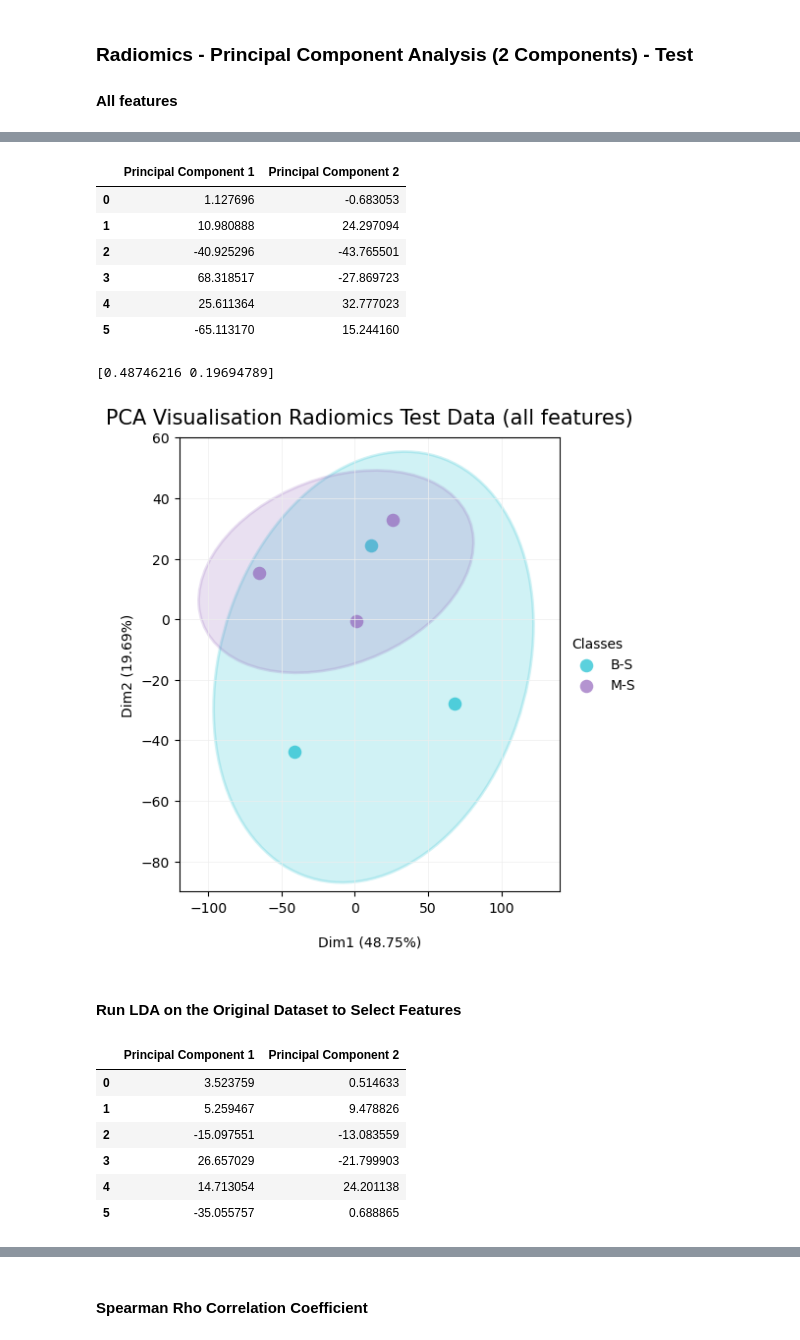
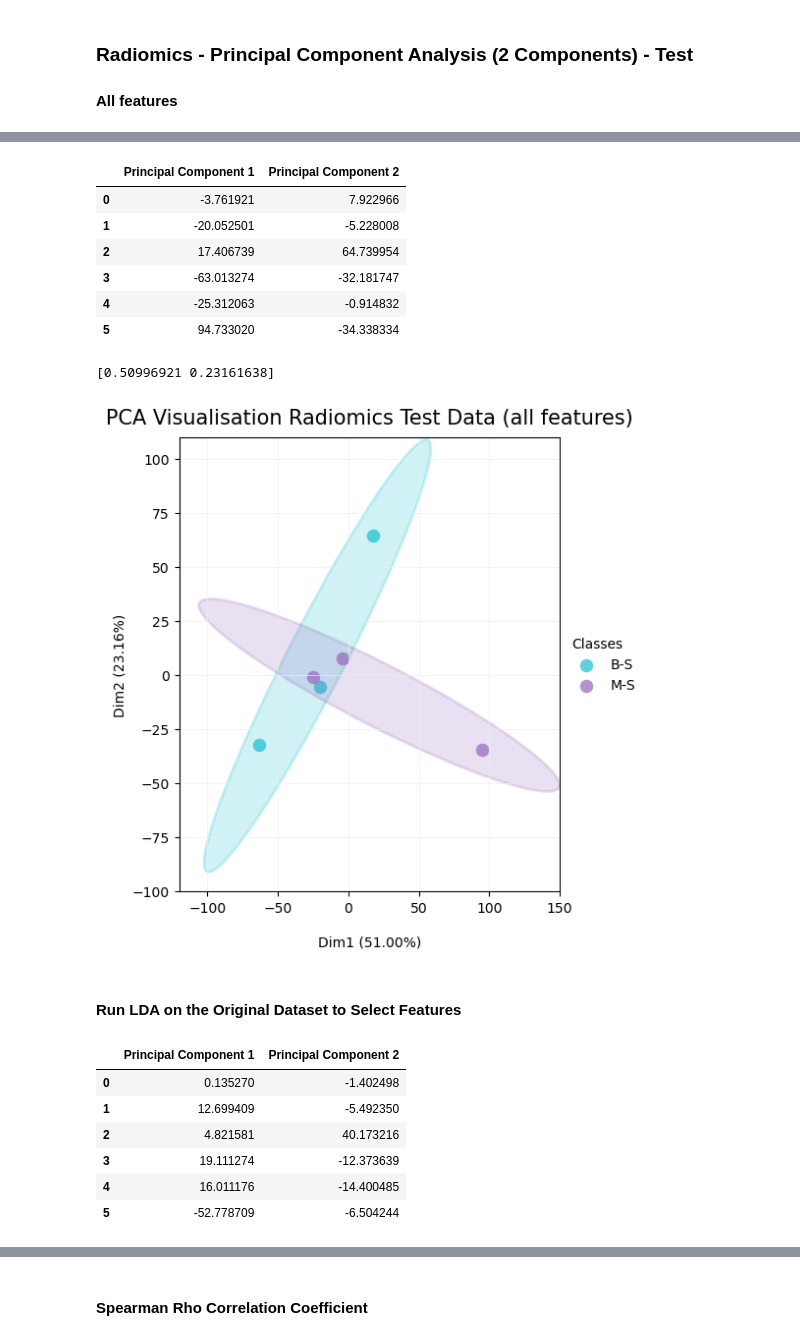
Before and after one commit to KristoferLintonReid/ultrasound-contrastivemodels, a Jupyter notebook: notebooks/plots_original.ipynb, the cells around one changed output, grey strips where cells are left out. Cells and saved outputs as stored; diff of their text form; code cells hidden in the pictures.

Commit message:
10-02-2025: Scaling and spearman (original plots)

```diff
--- a/notebooks/plots_original.ipynb
+++ b/notebooks/plots_original.ipynb
@@ -594,7 +594,7 @@ def spearman_df_function(features, target, threshold):
 
     return feature_names, feature_correlations
 # %%
-rad_feature_names, rad_feature_correlations = spearman_df_function(rad_all, rad_class_cat, 0.4)
+rad_feature_names, rad_feature_correlations = spearman_df_function(rad_all, rad_class_cat, 0.5)
 # %%
 spearman_df = pd.DataFrame(
     {
@@ -1168,0 +1147,5 @@ rad_df
+# %%
+# Scale radiomics sample counts
+scaler = StandardScaler().fit(rad_train)
+rad_df = pd.DataFrame(scaler.transform(rad_test), columns=rad_data_filtered.columns)
+rad_df.insert(0, "SURGICAL", surg_test)
@@ -1181,17 +1175,17 @@ df_rad_princComps = pd.DataFrame(data=rad_prinComps, columns=["Principal Compone
 df_rad_princComps
 # %% [output]
 |  | Principal Component 1 | Principal Component 2 |
-| 0 | 1.127696 | -0.683053 |
-| 1 | 10.980888 | 24.297094 |
-| 2 | -40.925296 | -43.765501 |
-| 3 | 68.318517 | -27.869723 |
-| 4 | 25.611364 | 32.777023 |
-| 5 | -65.113170 | 15.244160 |
+| 0 | -3.761921 | 7.922966 |
+| 1 | -20.052501 | -5.228008 |
+| 2 | 17.406739 | 64.739954 |
+| 3 | -63.013274 | -32.181747 |
+| 4 | -25.312063 | -0.914832 |
+| 5 | 94.733020 | -34.338334 |
 # %%
 # Percentage explained by each component
 print(rad_pca.explained_variance_ratio_)
 # %% [output]
-[0.48746216 0.19694789]
+[0.50996921 0.23161638]
 # %%
 # Final dataframe for plotting the data for class
 df_rad_pca_class = pd.concat([df_rad_princComps, rad_class], axis=1)
@@ -1215,36 +1209,36 @@ for target, colour in zip(targets, colours):
     # Get values to build the ellipse
     cov = np.cov(xdata, ydata)
     vals, vecs = eigsorted(cov)
     theta = np.degrees(np.arctan2(*vecs[:,0][::-1]))
     w, h = 2 * 2 * np.sqrt(vals)
 
     # Create the ellipse
     ell = Ellipse(xy=(np.mean(xdata), np.mean(ydata)),
                   width=w, height=h,
                   angle=theta,
                   color=colour, linewidth=2, alpha=0.2)
 
     ell.set_facecolor(colour) # reference the colour for each factor (defined by lab)
     ax.add_artist(ell)
     ax.scatter(xdata, ydata,
                label=target, # use labels provided above
                c=colour, # use colors provided above
                lw=0, #remove the outer line of each point
                alpha=0.7, # increase transparency of points
                s=95) # increase the size of points
 
  # Add labels showing percentage of the variance explained
 ax.set_title("PCA Visualisation Radiomics Test Data (all features)", fontsize = 15, pad=10)
 ax.set_xlabel('Dim1 ({:.2f}%)'.format(rad_pca.explained_variance_ratio_[0]*100), fontsize=10, labelpad=15)
-ax.set_xlim(-120,140)
+ax.set_xlim(-120,150)
 ax.set_ylabel('Dim2 ({:.2f}%)'.format(rad_pca.explained_variance_ratio_[1]*100), fontsize=10)
-ax.set_ylim(-90,60)
+ax.set_ylim(-100,110)
 ax.grid(which="major", color="#EEEEEE", linewidth=0.5)
 
 plt.legend(bbox_to_anchor=(1, 0.5), loc="center left", frameon=False, title="Classes", alignment="left")
 plt.show()
 # %% [output]
-[figure, old version]
+[figure, new version]
 # %% [markdown]
 #### Run LDA on the Original Dataset to Select Features
 # %%
@@ -1264,12 +1258,12 @@ df_rad_princComps = pd.DataFrame(data=rad_prinComps, columns=["Principal Compone
 df_rad_princComps
 # %% [output]
 |  | Principal Component 1 | Principal Component 2 |
-| 0 | 3.523759 | 0.514633 |
-| 1 | 5.259467 | 9.478826 |
-| 2 | -15.097551 | -13.083559 |
-| 3 | 26.657029 | -21.799903 |
-| 4 | 14.713054 | 24.201138 |
-| 5 | -35.055757 | 0.688865 |
+| 0 | 0.135270 | -1.402498 |
+| 1 | 12.699409 | -5.492350 |
+| 2 | 4.821581 | 40.173216 |
+| 3 | 19.111274 | -12.373639 |
+| 4 | 16.011176 | -14.400485 |
+| 5 | -52.778709 | -6.504244 |
 # %%
 # Percentage explained by each component
 print(rad_pca.explained_variance_ratio_)
```
Also changed, not shown: parts of 27 cells of this notebook.
